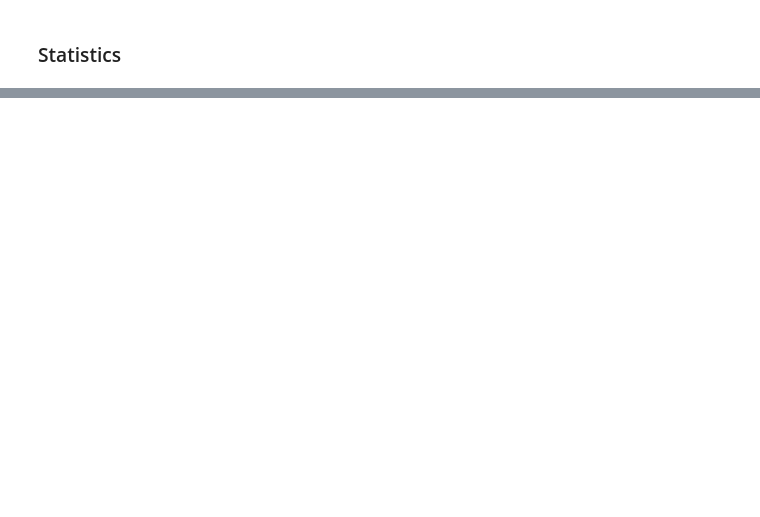
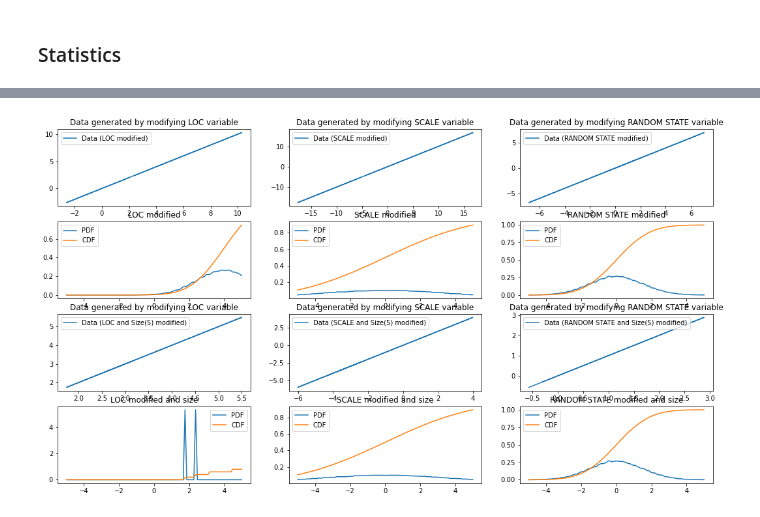
Before and after one commit to Manuferu/Machine_Learning_and_Stats, a Jupyter notebook: scipy-stats.ipynb, the cells around one changed output, grey strips where cells are left out. Saved outputs shown, nothing was run; the diff lists cells and outputs as text; code cells hidden in the pictures; blank space fills up the shorter version.

```diff
--- a/scipy-stats.ipynb
+++ b/scipy-stats.ipynb
@@ -83,0 +127,83 @@ norm.stats(loc=2, scale=5, moments="mv")
+# %%
+fig, axs = plt.subplots(4, 3,figsize=(18, 10))
+data_loc = scipy.stats.norm.rvs(size=100000, loc=4, scale=1.5, random_state=123)
+data_locS = scipy.stats.norm.rvs(size=5, loc=4, scale=1.5, random_state=123)
+data_scale = scipy.stats.norm.rvs(size=100000, loc=0, scale=4, random_state=123)
+data_scaleS = scipy.stats.norm.rvs(size=5, loc=0, scale=4, random_state=123)
+data_random = scipy.stats.norm.rvs(size=100000, loc=0, scale=1.5, random_state=500)
+data_randomS = scipy.stats.norm.rvs(size=5, loc=0, scale=1.5, random_state=500)
+## LOC modified
+hist_loc = np.histogram(data_loc, bins=100)
+hist_loc = scipy.stats.rv_histogram(hist_loc)
+## LOC modified & size
+hist_locS = np.histogram(data_locS, bins=100)
+hist_locS = scipy.stats.rv_histogram(hist_locS)
+## SCALE variable modified
+hist_scale = np.histogram(data_scale, bins=100)
+hist_scale = scipy.stats.rv_histogram(hist_scale)
+## SCALE variable modified & size
+hist_scaleS = np.histogram(data_scale, bins=100)
+hist_scaleS = scipy.stats.rv_histogram(hist_scaleS)
+## RANDOM STATE modified
+hist_random = np.histogram(data_random, bins=100)
+hist_random = scipy.stats.rv_histogram(hist_random)
+## RANDOM STATE modified & size
+hist_randomS = np.histogram(data_random, bins=100)
+hist_randomS = scipy.stats.rv_histogram(hist_randomS)
+
+X = np.linspace(-5.0, 5.0, 100)
+
+axs[0,0].plot(data_loc, data_loc, label='Data (LOC modified)')
+axs[0,0].legend()
+axs[0,0].set_title("Data generated by modifying LOC variable")
+
+axs[0,1].plot(data_scale, data_scale, label='Data (SCALE modified)')
+axs[0,1].legend()
+axs[0,1].set_title("Data generated by modifying SCALE variable")
+
+axs[0,2].plot(data_random, data_random, label='Data (RANDOM STATE modified)')
+axs[0,2].legend()
+axs[0,2].set_title("Data generated by modifying RANDOM STATE variable")
+
+axs[1,0].plot(X, hist_loc.pdf(X), label='PDF')
+axs[1,0].plot(X, hist_loc.cdf(X), label='CDF')
+axs[1,0].legend()
+axs[1,0].set_title("LOC modified")
+
+axs[1,1].plot(X, hist_scale.pdf(X), label='PDF')
+axs[1,1].plot(X, hist_scale.cdf(X), label='CDF')
+axs[1,1].legend()
+axs[1,1].set_title("SCALE modified")
+
+axs[1,2].plot(X, hist_random.pdf(X), label='PDF')
+axs[1,2].plot(X, hist_random.cdf(X), label='CDF')
+axs[1,2].legend()
+axs[1,2].set_title("RANDOM STATE modified")
+
+axs[2,0].plot(data_locS, data_locS, label='Data (LOC and Size(5) modified)')
+axs[2,0].legend()
+axs[2,0].set_title("Data generated by modifying LOC variable")
+
+axs[2,1].plot(data_scaleS, data_scaleS, label='Data (SCALE and Size(5) modified)')
+axs[2,1].legend()
+axs[2,1].set_title("Data generated by modifying SCALE variable")
+
+axs[2,2].plot(data_randomS, data_randomS, label='Data (RANDOM STATE and Size(5) modified)')
+axs[2,2].legend()
+axs[2,2].set_title("Data generated by modifying RANDOM STATE variable")
+
+axs[3,0].plot(X, hist_locS.pdf(X), label='PDF')
+axs[3,0].plot(X, hist_locS.cdf(X), label='CDF')
+axs[3,0].legend()
+axs[3,0].set_title("LOC modified and size")
+
+axs[3,1].plot(X, hist_scaleS.pdf(X), label='PDF')
+axs[3,1].plot(X, hist_scaleS.cdf(X), label='CDF')
+axs[3,1].legend()
+axs[3,1].set_title("SCALE modified and size")
+
+axs[3,2].plot(X, hist_randomS.pdf(X), label='PDF')
+axs[3,2].plot(X, hist_randomS.cdf(X), label='CDF')
+axs[3,2].legend()
+axs[3,2].set_title("RANDOM STATE modified and size")
+# %% [output]
@@ -83,0 +211 @@ norm.stats(loc=2, scale=5, moments="mv")
+[figure, added]
```
Also changed, not shown: parts of 54 cells of this notebook, 7 other files.
